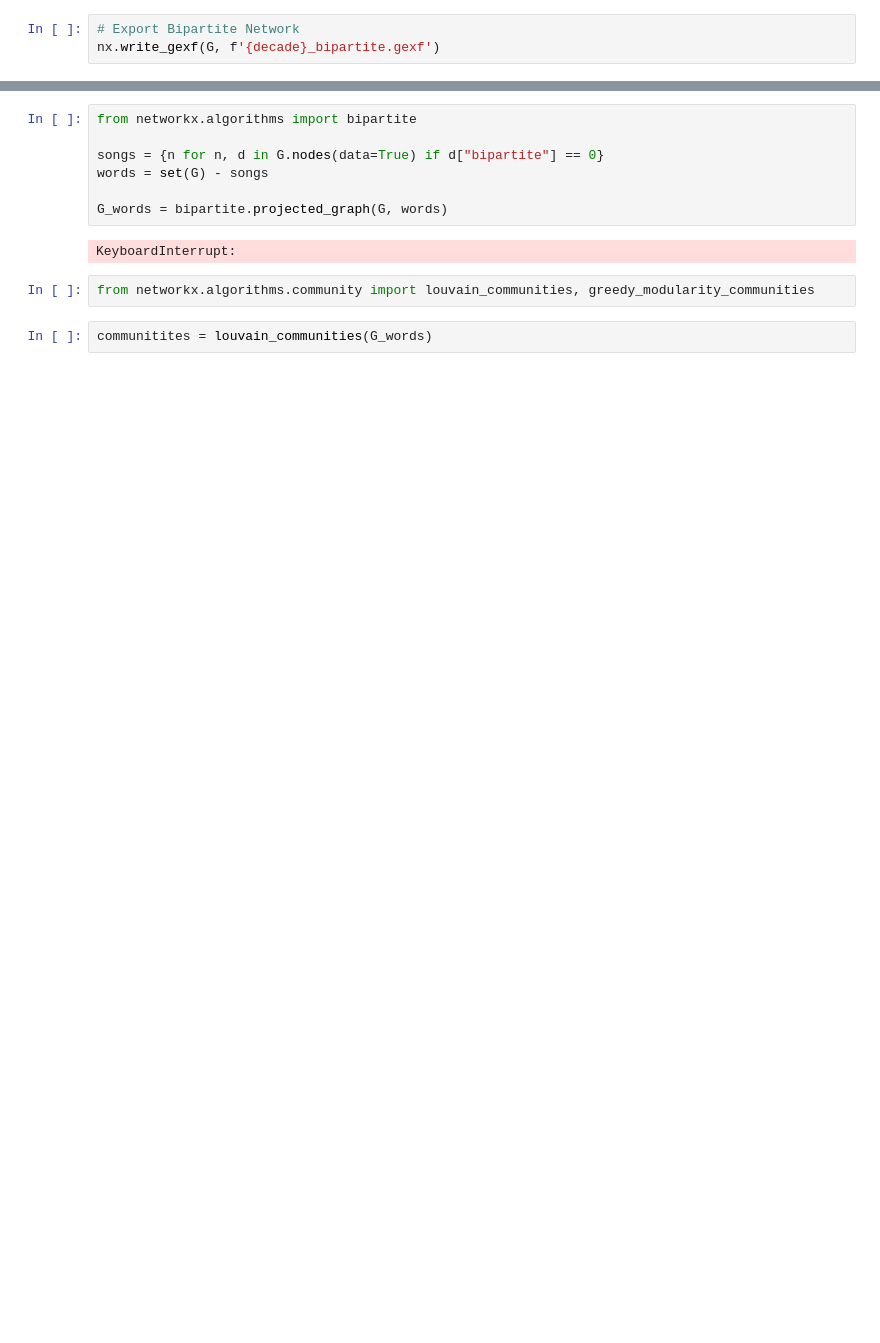
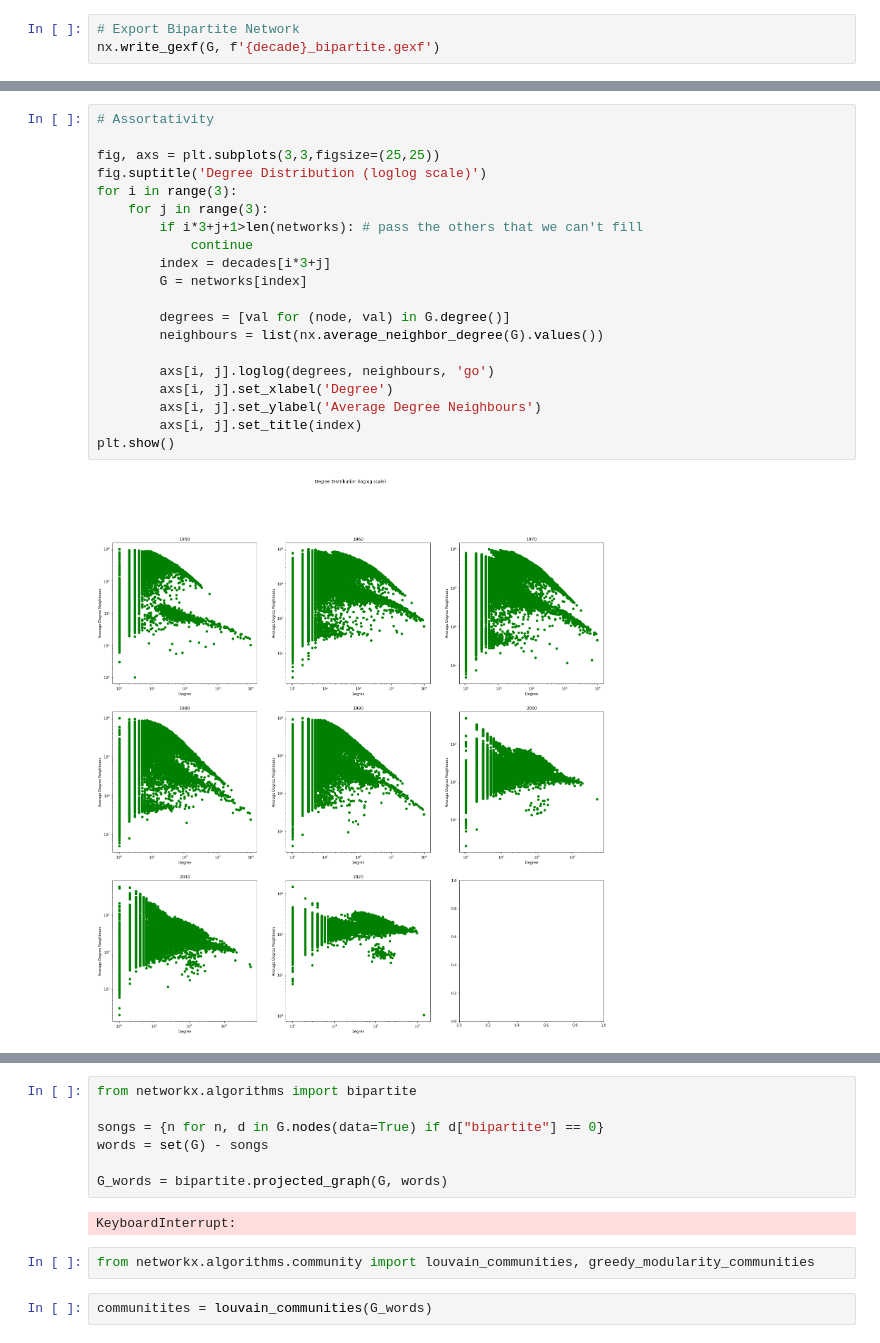
Before and after one commit to leon-marx/billnius, a Jupyter notebook: bipartite_network.ipynb, the cells around one changed output, grey strips where cells are left out. Cells and saved outputs as stored; diff of their text form; blank space fills up the shorter version.

```diff
--- a/bipartite_network.ipynb
+++ b/bipartite_network.ipynb
@@ -53,0 +144,22 @@ nx.write_gexf(G, f'{decade}_bipartite.gexf')
+# %%
+# Assortativity
+
+fig, axs = plt.subplots(3,3,figsize=(25,25))
+fig.suptitle('Degree Distribution (loglog scale)')
+for i in range(3):
+    for j in range(3):
+        if i*3+j+1>len(networks): # pass the others that we can't fill
+            continue
+        index = decades[i*3+j]
+        G = networks[index]
+
+        degrees = [val for (node, val) in G.degree()]
+        neighbours = list(nx.average_neighbor_degree(G).values())
+
+        axs[i, j].loglog(degrees, neighbours, 'go')
+        axs[i, j].set_xlabel('Degree')
+        axs[i, j].set_ylabel('Average Degree Neighbours')
+        axs[i, j].set_title(index)
+plt.show()
+# %% [output]
+[figure, added]
```
Also changed, not shown: parts of 11 cells of this notebook.
